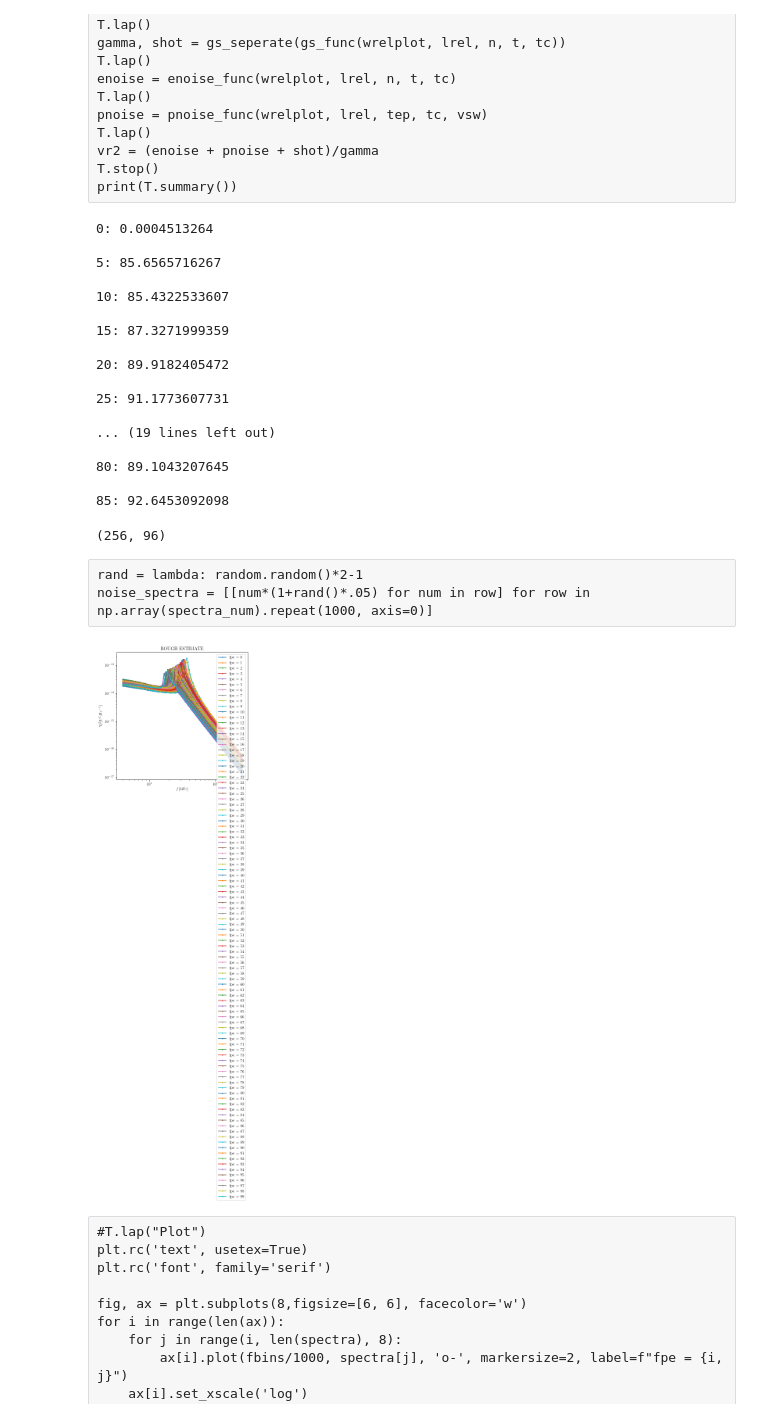
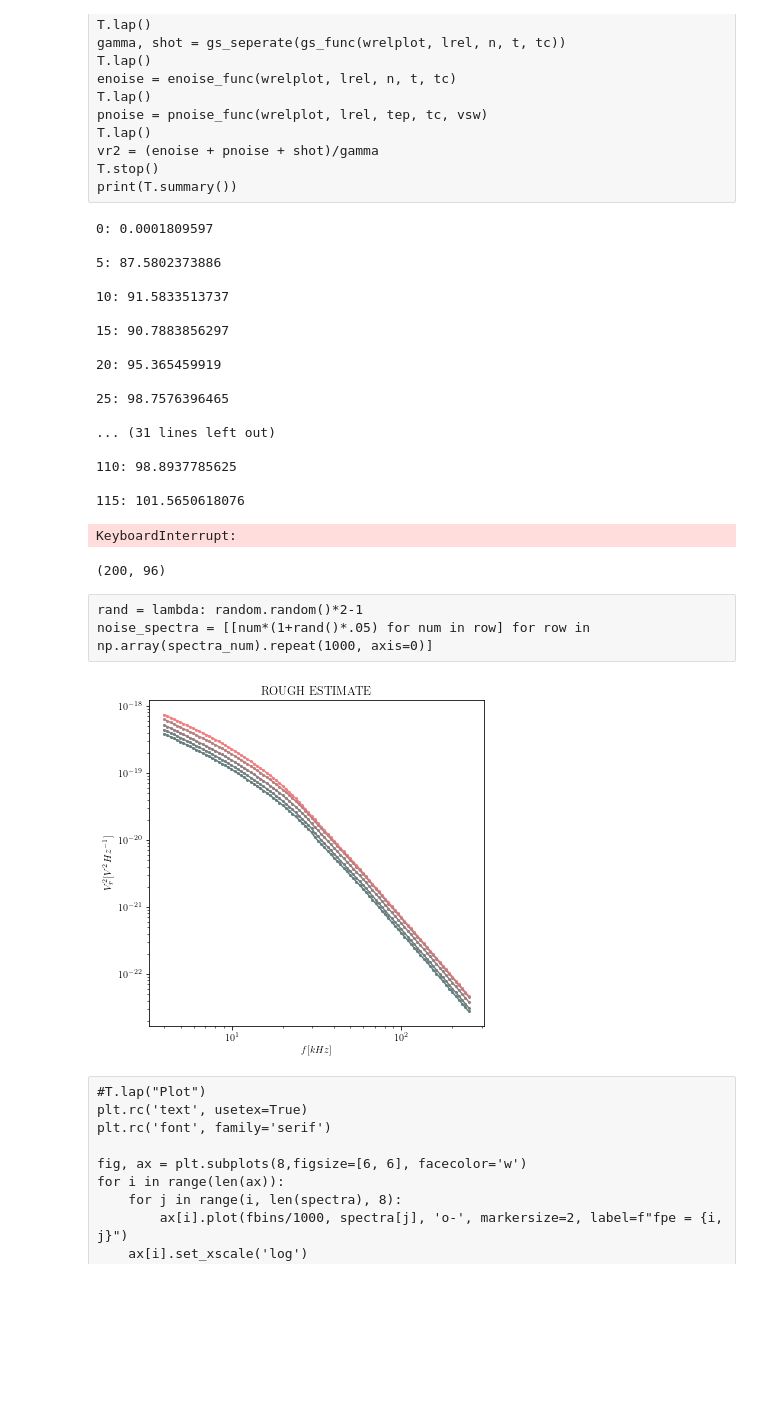
Before and after one commit to AyushmaanAggarwal/qtn-proj-ayu, a Jupyter notebook: wind_generate_data.ipynb, the cells around one changed output. Cells and saved outputs as stored; diff of their text form; code cells hidden in the pictures; blank space fills up the shorter version.

```diff
--- a/wind_generate_data.ipynb
+++ b/wind_generate_data.ipynb
@@ -155,28 +150,44 @@ base10 = lambda x: 10**x
 base10error = lambda x, e: np.log(10)*(10**x)*e
 base10list = lambda lst: np.array([[base10(x), base10error(x,e)] for x, e in lst])
 
-ne_ranges    = base10list(ne_ranges_log)*10**6
+ne_ranges    = base10list(ne_ranges_log)*1e6
 nh_nc_ranges = base10list(nh_nc_ranges_log)
 tep_ranges   = base10list(tep_ranges_log)
 th_tc_ranges = (th_tc_ranges_log)
 print(vsw_ranges[0], ne_ranges[0], nh_nc_ranges[0], tep_ranges[3], tc_ranges[0], th_tc_ranges[0])
 # %% [output]
 [250000 300000] [12589254.11794167  4348174.32958296] [0.01513561 0.00871276] [1.86208714 0.9432751 ] [102583.95095697  12300.79049937] [5.9  0.92]
+# %%
+compute_midpoints = lambda lst: [lst[0]-(lst[1]-lst[0])/2]+[(lst[i+1]+lst[i])/2 for i in range(len(lst)-1)]+[lst[-1]+(lst[-1]-lst[-2])/2]
+linear_scale = lambda x, x_low, x_high, y_low, y_high: (x-x_low)/(x_high-x_low)*(y_high-y_low)+y_low
+
+ne_mid    = compute_midpoints(ne_ranges[:, 0])
+tep_mid   = compute_midpoints(tep_ranges[:, 0])
+tc_mid    = compute_midpoints(tc_ranges[:, 0])
+nh_nc_mid = compute_midpoints(nh_nc_ranges[:, 0])
+th_tc_mid = compute_midpoints(th_tc_ranges[:, 0])
 # %%
 np.random.seed(1000)
 
 def gen_random_data():
     index = np.random.randint(0, len(vsw_ranges))
     # vsw, ne, tep, tc, n, t
-    sd_scale = 1/4
-    return [np.random.uniform(vsw_ranges[index,0], vsw_ranges[index,1]),
-            np.random.normal(ne_ranges[index, 0], ne_ranges[index, 1]*sd_scale),
-            np.random.normal(tep_ranges[index, 0], tep_ranges[index, 1]*sd_scale),
-            np.random.normal(tc_ranges[index, 0], tc_ranges[index, 1]*sd_scale),
-            np.random.normal(nh_nc_ranges[index, 0], nh_nc_ranges[index, 1]*sd_scale),
-            np.random.normal(th_tc_ranges[index, 0], th_tc_ranges[index, 1]*sd_scale)]
+    sd_scale = 0
+    vsw_val, low, high = np.random.uniform(vsw_ranges[index,0], vsw_ranges[index,1]),vsw_ranges[index,0], vsw_ranges[index,1]
+    ne_val    = linear_scale(vsw_val, low, high, ne_mid[index],ne_mid[index+1])
+    tep_val   = linear_scale(vsw_val, low, high, tep_mid[index],tep_mid[index+1])
+    tc_val    = linear_scale(vsw_val, low, high, tc_mid[index],tc_mid[index+1])
+    nh_nc_val = linear_scale(vsw_val, low, high, nh_nc_mid[index],nh_nc_mid[index+1])
+    th_tc_val = linear_scale(vsw_val, low, high, th_tc_mid[index],th_tc_mid[index+1])
 
-data = np.array([gen_random_data() for _ in range(1000)])
+    return [vsw_val,
+            np.random.normal(ne_val,    ne_ranges[index, 1]*sd_scale),
+            np.random.normal(tep_val,   tep_ranges[index, 1]*sd_scale),
+            np.random.normal(tc_val,    tc_ranges[index, 1]*sd_scale),
+            np.random.normal(nh_nc_val, nh_nc_ranges[index, 1]*sd_scale),
+            np.random.normal(th_tc_val, th_tc_ranges[index, 1]*sd_scale)]
+
+data = np.array([gen_random_data() for _ in range(200)])
 # %%
 plt.title("Ne")
 plt.scatter(data[:,0], data[:,1])
@@ -256,23 +267,24 @@ for vsw, ne, tep, tc, n, t in data:
 T.stop()
 print(T.summary())
 # %% [output]
-0: 0.0004513264
+0: 0.0001809597
 
-5: 85.6565716267
+5: 87.5802373886
 
-10: 85.4322533607
+10: 91.5833513737
 
-15: 87.3271999359
+15: 90.7883856297
 
-20: 89.9182405472
+20: 95.365459919
 
-25: 91.1773607731
+25: 98.7576396465
 
-... (19 lines left out)
+... (31 lines left out)
 
-80: 89.1043207645
+110: 98.8937785625
 
-85: 92.6453092098
+115: 101.5650618076
+KeyboardInterrupt:
 # %%
 spectra_num = [[float((num)) for num in row] for row in spectra]
 # %%
@@ -292,39 +304,39 @@ with open("data/synthetic_data",'wb') as file:
 # %%
 np.shape(spectra_num)
 # %% [output]
-(256, 96)
+(200, 96)
 # %% [raw]
 rand = lambda: random.random()*2-1
 noise_spectra = [[num*(1+rand()*.05) for num in row] for row in np.array(spectra_num).repeat(1000, axis=0)]
 # %%
 #T.lap("Plot")
 plt.rc('text', usetex=True)
 plt.rc('font', family='serif')
 fig = plt.figure(figsize=[6, 6], facecolor='w')
 for i in range(len(spectra)):
-    plt.plot(fbins/1000, spectra[i], 'o-', markersize=2, label=f"fpe = {i}")
+    plt.plot(fbins/1000, spectra[i], 'o-', markersize=2, label=f"fpe = {i}", color=(params[1][i]/1.4e7, .5, .5))
 # plt.plot(fbins/1000, spectra[0], 'o-', markersize=2, label='fpe = 30e3')
 # plt.plot(fbins/1000, spectra[1], 'o-', markersize=2, label='fpe = 31e3')
 # plt.plot(fbins/1000, spectra[2], 'o-', markersize=2, label='fpe = 32e3')
 # plt.plot(fbins/1000, spectra[4], 'o-', markersize=2, label='total')
 # plt.plot(fbins/1000, spectra[5], 'o-', markersize=2, label='total')
 # plt.plot(fbins/1000, spectra[6], 'o-', markersize=2, label='total')
 # plt.plot(fbins/1000, spectra[7], 'o-', markersize=2, label='total')
 #plt.plot(fbins/1000, enoise/gamma, label='electron')
 #plt.plot(fbins/1000, pnoise/gamma, label='proton')
 #plt.plot(fbins/1000, shot/gamma, label='shot')
 plt.xscale('log')
 plt.yscale('log')
 #plt.xlim([4, 256])
 #plt.ylim([1e-16, 5e-13])
 plt.xlabel(r'$f[kHz]$')
 plt.ylabel(r'$V_r^2[V^2Hz^{-1}]$')
 plt.title('ROUGH ESTIMATE')
-plt.legend(loc='best')
-plt.savefig("plots/synthetic_params/fpe.png", dpi=150)
+#plt.legend(loc='best')
+plt.savefig("plots/synthetic_params/fpe_v2.png", dpi=150)
 plt.show()
 # %% [output]
-[figure, old version]
+[figure, new version]
 # %% [raw]
 #T.lap("Plot")
 plt.rc('text', usetex=True)
```
Also changed, not shown: parts of 25 cells of this notebook, 6 other files.
